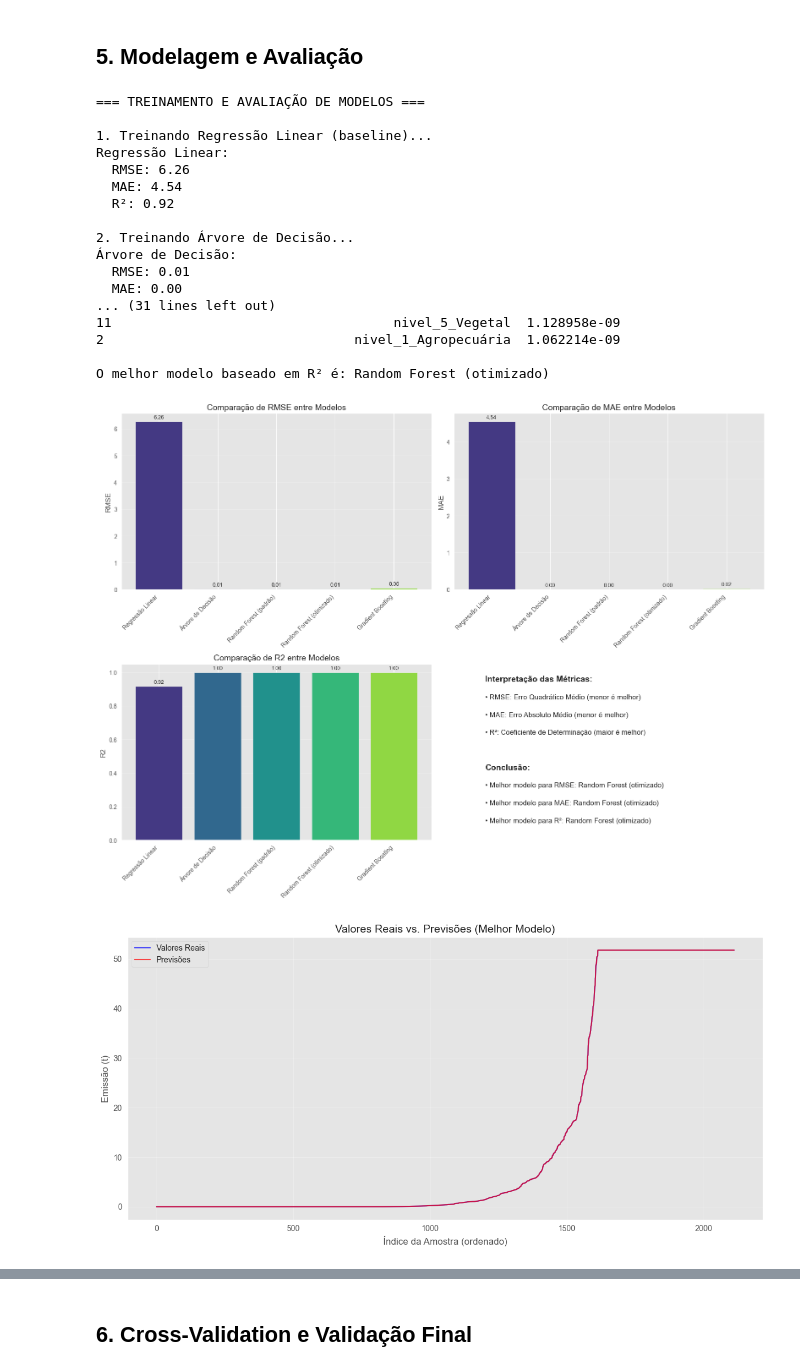
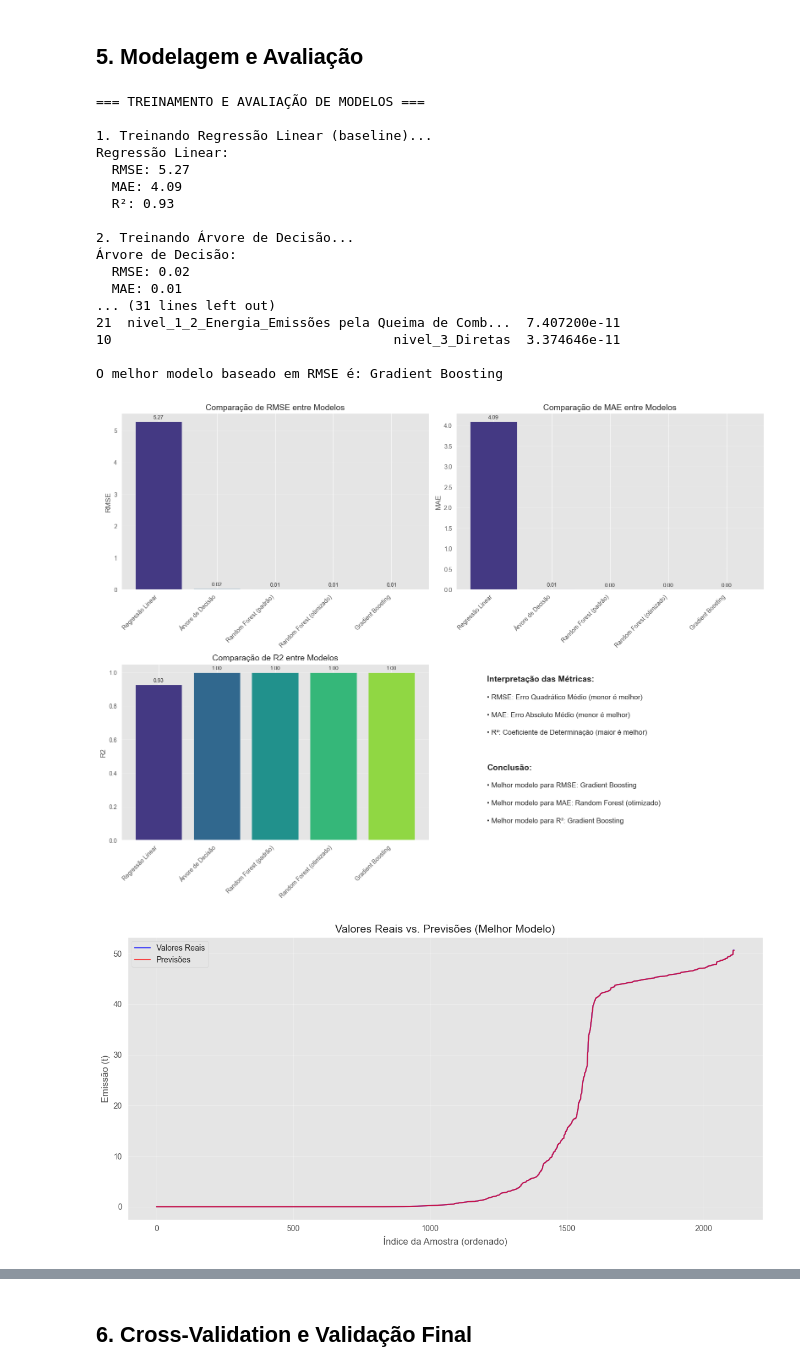
Before and after one commit to leonardobora/aps1-machine-learning, a Jupyter notebook: src/aps1_final.ipynb, the cells around one changed output, grey strips where cells are left out. Cells and saved outputs as stored; diff of their text form; code cells hidden in the pictures.

```diff
--- a/src/aps1_final.ipynb
+++ b/src/aps1_final.ipynb
@@ -598,8 +634,13 @@ def select_best_features(X_train, y_train, X_test, k=20):
 # Selecionar features (incluindo as novas features criadas)
 features = [
     'ano', 'nivel_1', 'nivel_2', 'nivel_3', 'nivel_4', 'nivel_5', 'nivel_6',
-    'decada', 'is_agropecuaria', 'nivel_1_2', 'log_emissao'
+    'decada', 'ano_normalizado', 'is_agropecuaria', 'is_energia', 'is_mudanca_uso_terra',
+    'nivel_1_2', 'nivel_2_3', 'log_emissao'
 ]
+# Adicionar as colunas de interação
+interaction_cols = [col for col in n2o_data_enhanced.columns if '_por_ano' in col]
+features.extend(interaction_cols[:10])  # Limitamos a 10 interações para não explodir a dimensionalidade
+
 target = 'emissao'
 
 # Definir períodos de treino e teste (80% treino, 20% teste)
@@ -617,7 +658,7 @@ X_train, X_test, y_train, y_test = impute_missing_values(X_train, X_test, y_trai
 # Normalizar features
 X_train_scaled, X_test_scaled = normalize_features(X_train, X_test, method='standard')
 
-# Selecionar as melhores features
-X_train_best, X_test_best = select_best_features(X_train_scaled, y_train, X_test_scaled, k=15)
+# Selecionar as melhores features - aumentando para incluir mais informação
+X_train_best, X_test_best = select_best_features(X_train_scaled, y_train, X_test_scaled, k=25)
 # %% [output]
 === PREPARAÇÃO PARA MODELAGEM ===
@@ -687,28 +728,28 @@ def train_and_evaluate_models(X_train, y_train, X_test, y_test):
     results.append(evaluate_model(y_test, lr_pred, "Regressão Linear"))
     models["Regressão Linear"] = lr_model
 
-    # Árvore de Decisão
+    # Árvore de Decisão com regularização para evitar overfitting
     print("\n2. Treinando Árvore de Decisão...")
-    dt_model = DecisionTreeRegressor(random_state=42)
+    dt_model = DecisionTreeRegressor(max_depth=10, min_samples_leaf=5, random_state=42)
     dt_model.fit(X_train, y_train)
     dt_pred = dt_model.predict(X_test)
     results.append(evaluate_model(y_test, dt_pred, "Árvore de Decisão"))
     models["Árvore de Decisão"] = dt_model
 
-    # Random Forest com hiperparâmetros fixos
+    # Random Forest com hiperparâmetros fixos + regularização
     print("\n3. Treinando Random Forest (hiperparâmetros padrão)...")
-    rf_model = RandomForestRegressor(n_estimators=100, random_state=42)
+    rf_model = RandomForestRegressor(n_estimators=100, max_depth=15, min_samples_leaf=4, random_state=42)
     rf_model.fit(X_train, y_train)
     rf_pred = rf_model.predict(X_test)
     results.append(evaluate_model(y_test, rf_pred, "Random Forest (padrão)"))
     models["Random Forest (padrão)"] = rf_model
 
-    # Random Forest com otimização de hiperparâmetros
+    # Random Forest com otimização de hiperparâmetros para reduzir overfitting
     print("\n4. Otimizando Random Forest com GridSearchCV...")
     param_grid = {
         'n_estimators': [100, 200],
-        'max_depth': [10, 20, None],
-        'min_samples_leaf': [1, 2, 4]
+        'max_depth': [8, 12, 15],  # Reduzindo max_depth para evitar overfitting
+        'min_samples_leaf': [4, 8, 12]  # Aumentando min_samples_leaf para generalização
     }
     rf = RandomForestRegressor(random_state=42)
     grid_search = GridSearchCV(rf, param_grid, cv=5, scoring='neg_mean_squared_error')
@@ -722,9 +763,16 @@ def train_and_evaluate_models(X_train, y_train, X_test, y_test):
     results.append(evaluate_model(y_test, rf_opt_pred, "Random Forest (otimizado)"))
     models["Random Forest (otimizado)"] = best_rf
 
-    # Gradient Boosting
+    # Gradient Boosting com regularização adicional
     print("\n5. Treinando Gradient Boosting...")
-    gb_model = GradientBoostingRegressor(random_state=42)
+    gb_model = GradientBoostingRegressor(
+        n_estimators=200,
+        learning_rate=0.05,  # Taxa de aprendizagem menor para reduzir overfitting
+        max_depth=6,         # Profundidade menor para árvores individuais
+        min_samples_leaf=8,  # Mínimo de amostras por folha para generalização
+        subsample=0.8,       # Usar 80% dos dados para cada árvore (redução de variância)
+        random_state=42
+    )
     gb_model.fit(X_train, y_train)
     gb_pred = gb_model.predict(X_test)
     results.append(evaluate_model(y_test, gb_pred, "Gradient Boosting"))
@@ -740,11 +788,11 @@ def train_and_evaluate_models(X_train, y_train, X_test, y_test):
         print(feature_importances.head(10))
 
     # Identificar o melhor modelo
-    best_r2_idx = max(range(len(results)), key=lambda i: results[i]['r2'])
-    best_model_name = results[best_r2_idx]['model']
+    best_rmse_idx = min(range(len(results)), key=lambda i: results[i]['rmse'])
+    best_model_name = results[best_rmse_idx]['model']
     best_model = models[best_model_name]
 
-    print(f"\nO melhor modelo baseado em R² é: {best_model_name}")
+    print(f"\nO melhor modelo baseado em RMSE é: {best_model_name}")
 
     return results, best_model
 
@@ -834,40 +882,40 @@ def visualize_predictions(y_test, predictions, model_name):
     plt.figure(figsize=(10, 10))
     plt.scatter(y_test, predictions, alpha=0.5)
     plt.plot([y_test.min(), y_test.max()], [y_test.min(), y_test.max()], 'k--', lw=2)
     plt.title(f'Dispersão de Valores Reais vs. Previstos ({model_name})', fontsize=14)
     plt.xlabel('Valores Reais', fontsize=12)
     plt.ylabel('Valores Previstos', fontsize=12)
     plt.grid(True, alpha=0.3)
     plt.tight_layout()
     plt.show()
 
 
 # Treinar e avaliar modelos
 model_results, best_model = train_and_evaluate_models(X_train_best, y_train, X_test_best, y_test)
 
 # Visualizar comparação entre modelos
 visualize_model_comparison(model_results)
 
 # Visualizar previsões do melhor modelo
 best_predictions = best_model.predict(X_test_best)
 visualize_predictions(y_test, best_predictions, "Melhor Modelo")
 # %% [output]
 === TREINAMENTO E AVALIAÇÃO DE MODELOS ===
 
 1. Treinando Regressão Linear (baseline)...
 Regressão Linear:
-  RMSE: 6.26
-  MAE: 4.54
-  R²: 0.92
+  RMSE: 5.27
+  MAE: 4.09
+  R²: 0.93
 
 2. Treinando Árvore de Decisão...
 Árvore de Decisão:
-  RMSE: 0.01
-  MAE: 0.00
+  RMSE: 0.02
+  MAE: 0.01
 ... (31 lines left out)
-11                                    nivel_5_Vegetal  1.128958e-09
-2                                nivel_1_Agropecuária  1.062214e-09
+21  nivel_1_2_Energia_Emissões pela Queima de Comb...  7.407200e-11
+10                                    nivel_3_Diretas  3.374646e-11
 
-O melhor modelo baseado em R² é: Random Forest (otimizado)
+O melhor modelo baseado em RMSE é: Gradient Boosting
-[figure, old version]
+[figure, new version]
-[figure, old version]
+[figure, new version]
```
Also changed, not shown: parts of 5 cells of this notebook, 1 other file.
